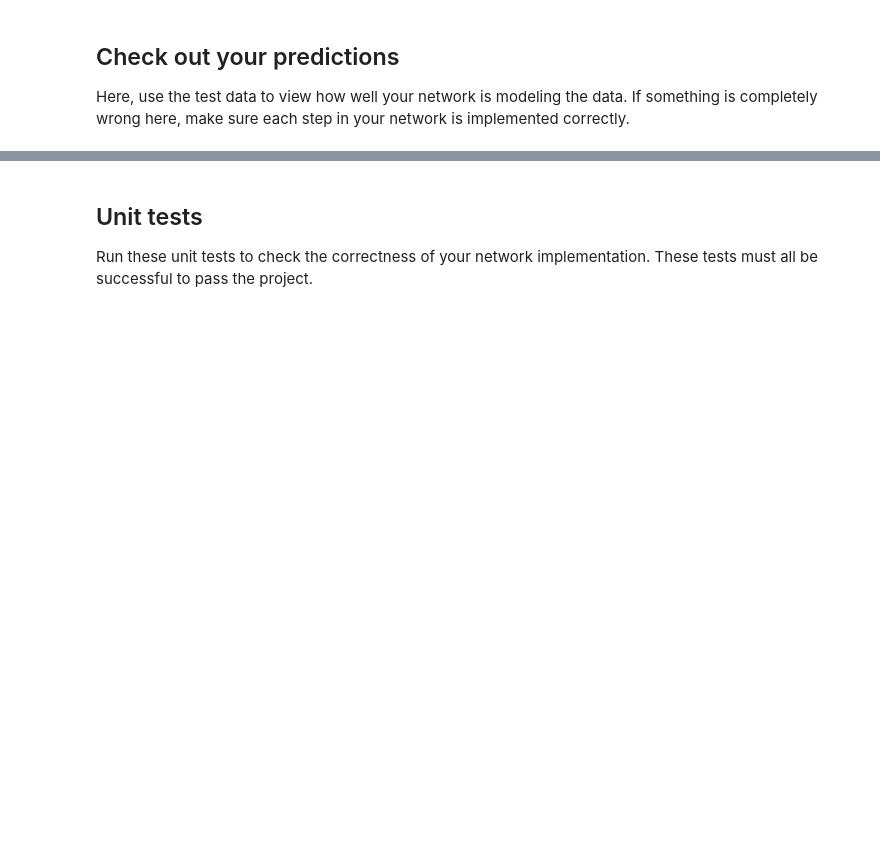
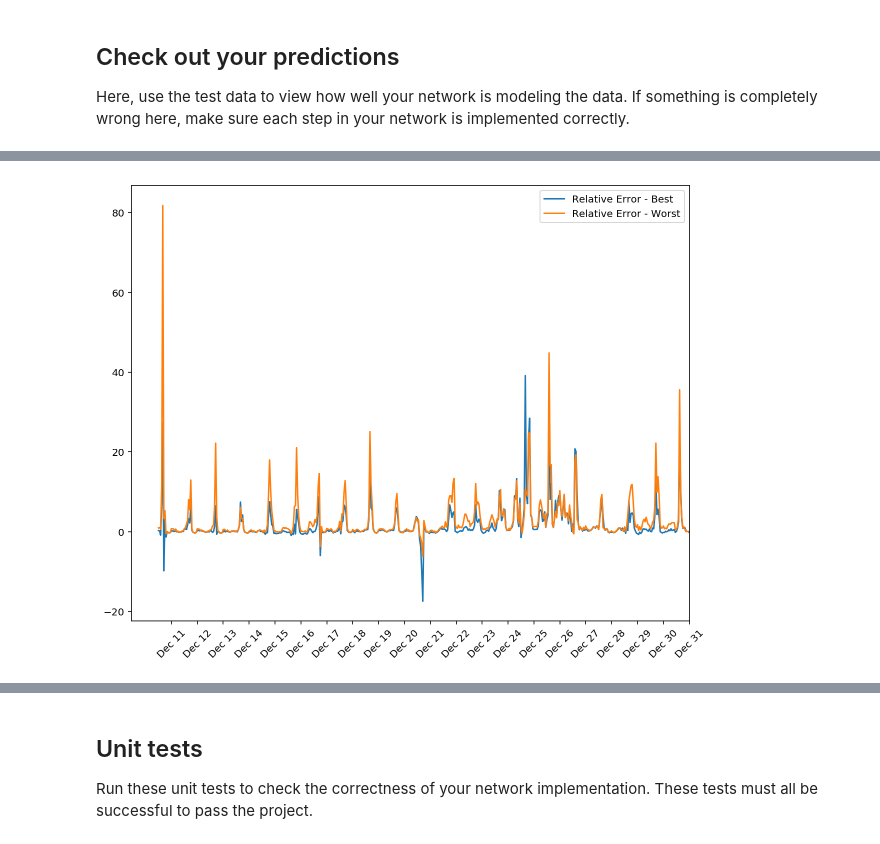
Before and after one commit to papadopc/dlndFeb2017, a Jupyter notebook: DLND-your-first-network/dlnd-your-first-neural-network.ipynb, the cells around one changed output, grey strips where cells are left out. Cells and saved outputs as stored; diff of their text form; code cells hidden in the pictures; blank space fills up the shorter version.

```diff
--- a/DLND-your-first-network/dlnd-your-first-neural-network.ipynb
+++ b/DLND-your-first-network/dlnd-your-first-neural-network.ipynb
@@ -266,0 +324,20 @@ Answer these questions about your results. How well does the model predict the d
+# %%
+fig, ax = plt.subplots(figsize=(10,8))
+
+mean, std = scaled_features['cnt']
+predictions_best = bestModel.run(test_features)*std + mean
+y_true = (test_targets['cnt']*std + mean).values
+ax.plot((predictions_best[0]-y_true)/y_true, label='Relative Error - Best')
+predictions_worst = worstModel.run(test_features)*std + mean
+ax.plot((predictions_worst[0]-y_true)/y_true, label='Relative Error - Worst')
+# ax.plot(, label='Data')
+ax.set_xlim(right=len(predictions))
+ax.legend()
+
+
+dates = pd.to_datetime(rides.ix[test_data.index]['dteday'])
+dates = dates.apply(lambda d: d.strftime('%b %d'))
+ax.set_xticks(np.arange(len(dates))[12::24])
+_ = ax.set_xticklabels(dates[12::24], rotation=45)
+# %% [output]
+[figure, added]
```
Also changed, not shown: parts of 14 cells of this notebook, 1 other file.
